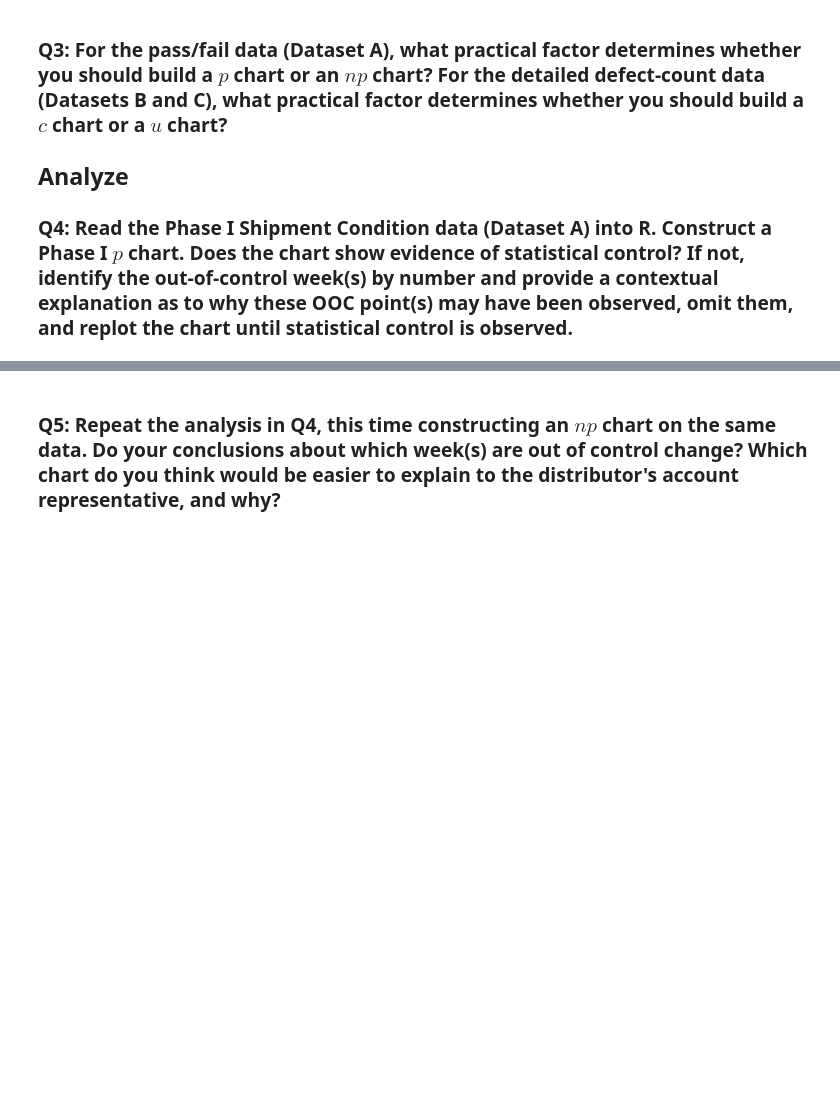
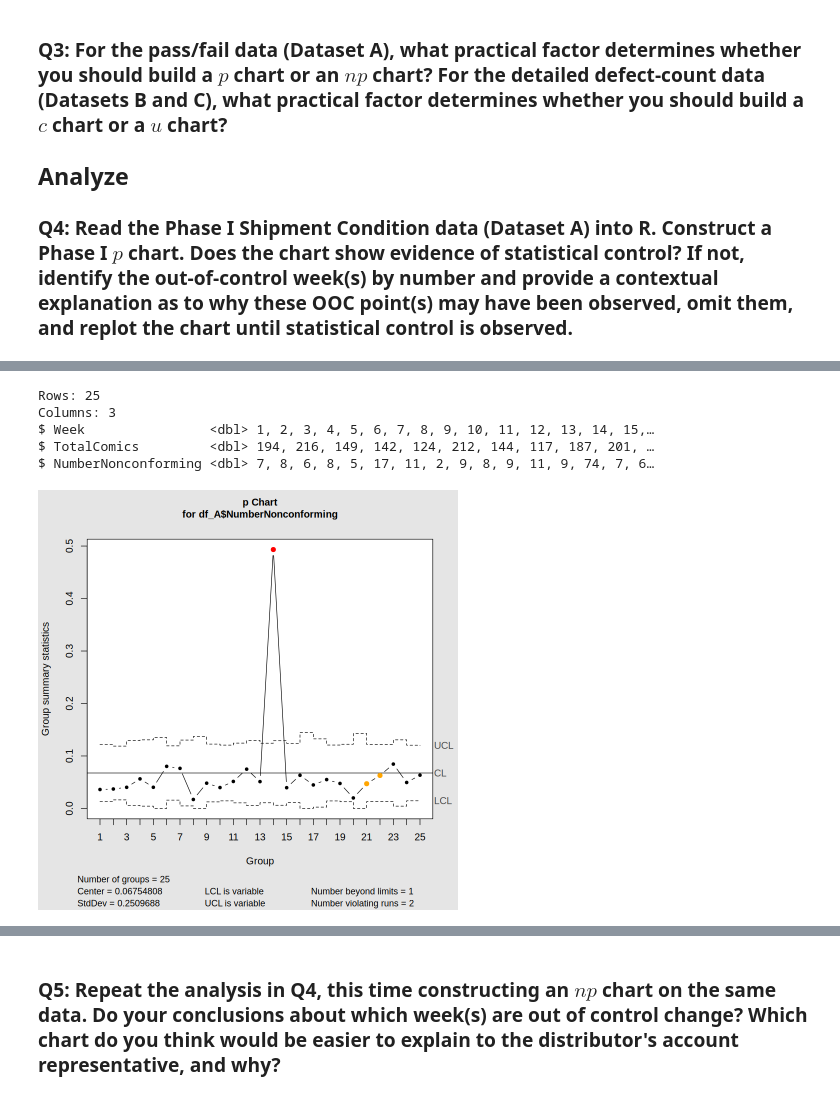
Before and after one commit to tchoud227/STAT-7110-Quality-Control, a Jupyter notebook: Assignments/HW3/STAT-7110-HW3.ipynb, the cells around one changed output, grey strips where cells are left out. Cells and saved outputs as stored; diff of their text form; code cells hidden in the pictures; blank space fills up the shorter version.

Commit message:
phase1

```diff
--- a/Assignments/HW3/STAT-7110-HW3.ipynb
+++ b/Assignments/HW3/STAT-7110-HW3.ipynb
@@ -38,2 +79,18 @@ Second, your team recognizes that a single comic can have more than one distinct
 # %%
 ## Q4 Code ##
+df_A <- read_excel("RavisComics_ShipmentCondition_PhaseI.xlsx")
+df_A |> glimpse()
+# %% [output]
+Rows: 25
+Columns: 3
+$ Week                <dbl> 1, 2, 3, 4, 5, 6, 7, 8, 9, 10, 11, 12, 13, 14, 15,…
+$ TotalComics         <dbl> 194, 216, 149, 142, 124, 212, 144, 117, 187, 201, …
+$ NumberNonconforming <dbl> 7, 8, 6, 8, 5, 17, 11, 2, 9, 8, 9, 11, 9, 74, 7, 6…
+# %%
+#phase 1 p-chart
+ship_Cond <- qcc(df_A$NumberNonconforming,
+                 type ="p",
+                 sizes = df_A$TotalComics,
+                 plot = TRUE)
+# %% [output]
+[figure, added]
```
Also changed, not shown: parts of 13 cells of this notebook.
